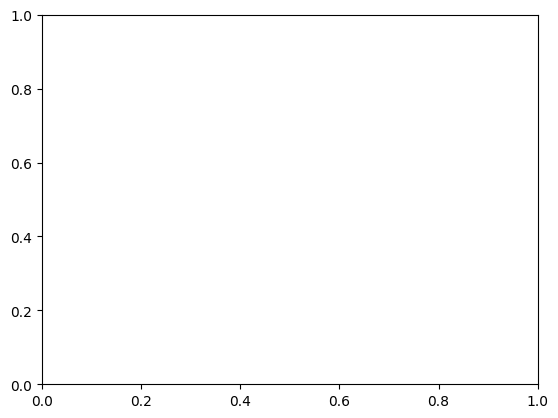
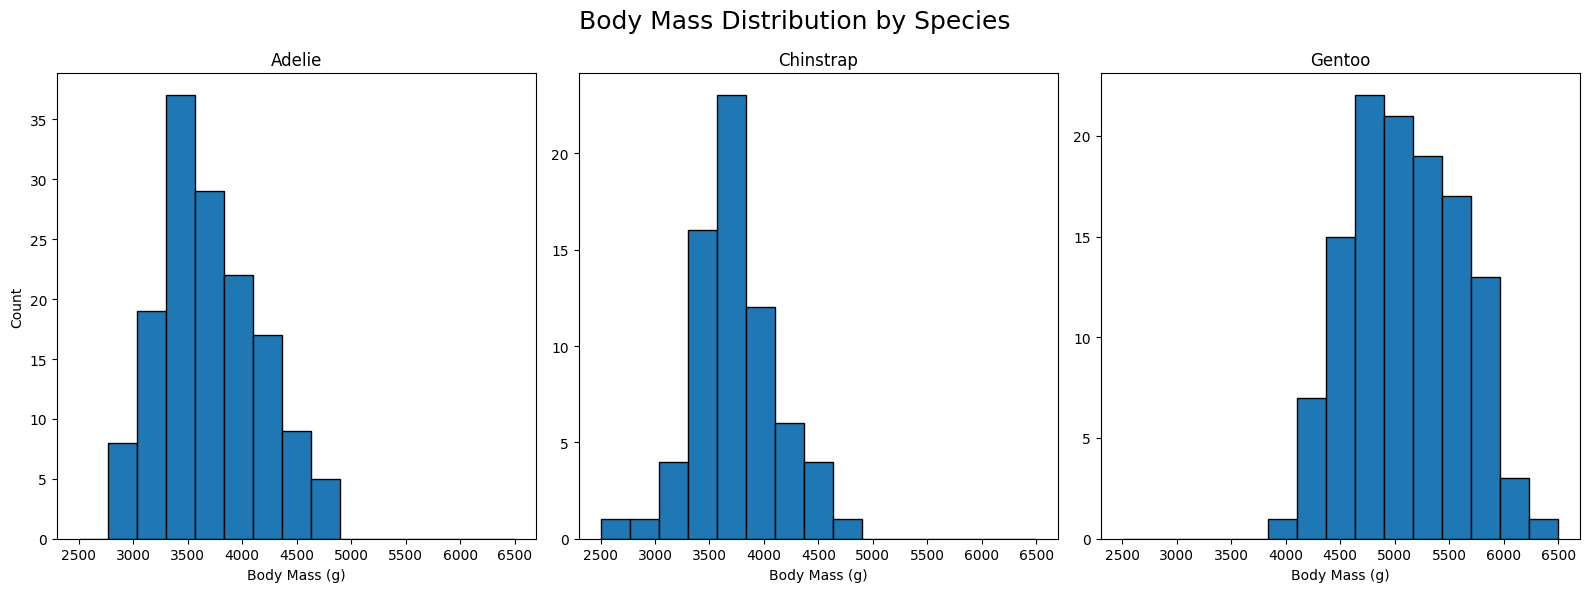
Code edit (unified diff) that turned the first committed figure into the second:
--- before
+++ after
@@ -1,2 +1,14 @@
-fig, ax = plt.subplot()
-ax.hist2d(penguins_clean['body_mass_g'])
+fig, axes = plt.subplots(1, 3, figsize=(16, 6))
+
+for i, species in enumerate(["Adelie", "Chinstrap", "Gentoo"]):
+    data = penguins_clean[penguins_clean["species"] == species]["body_mass_g"]
+
+    axes[i].hist(data, bins=15, range=(2500, 6500), edgecolor="black")
+    axes[i].set_title(species)
+    axes[i].set_xlabel("Body Mass (g)")
+
+axes[0].set_ylabel("Count")
+
+plt.suptitle("Body Mass Distribution by Species", fontsize=18)
+plt.tight_layout()
+plt.show()

Commit: hw + lecture updates